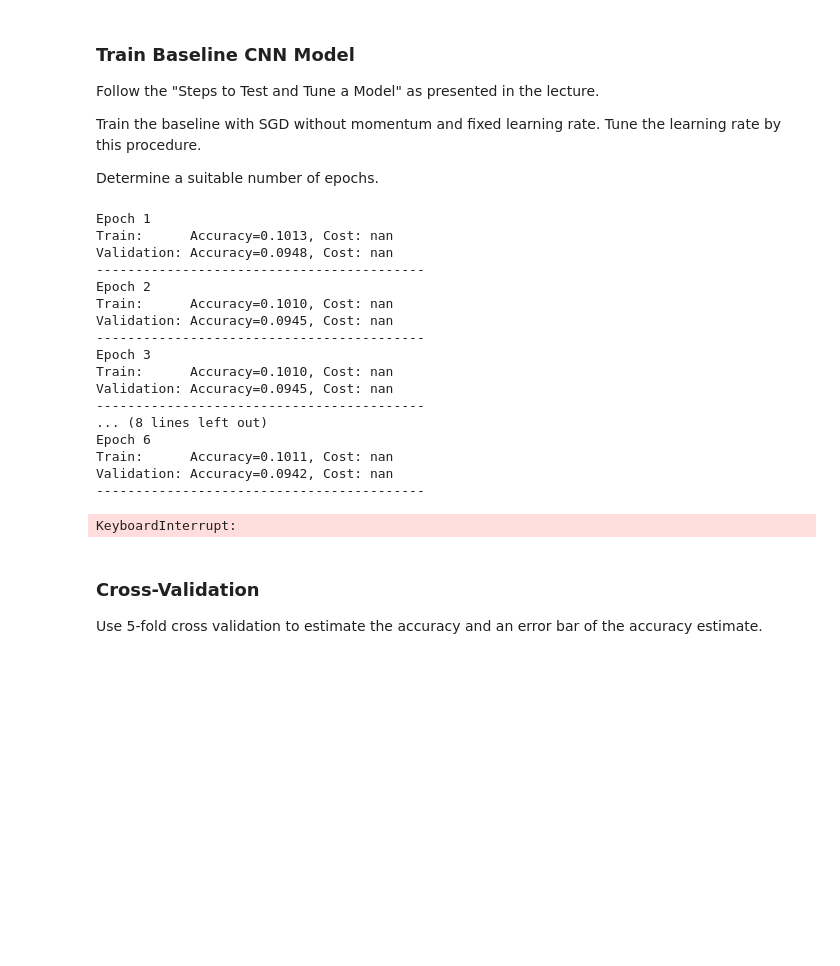
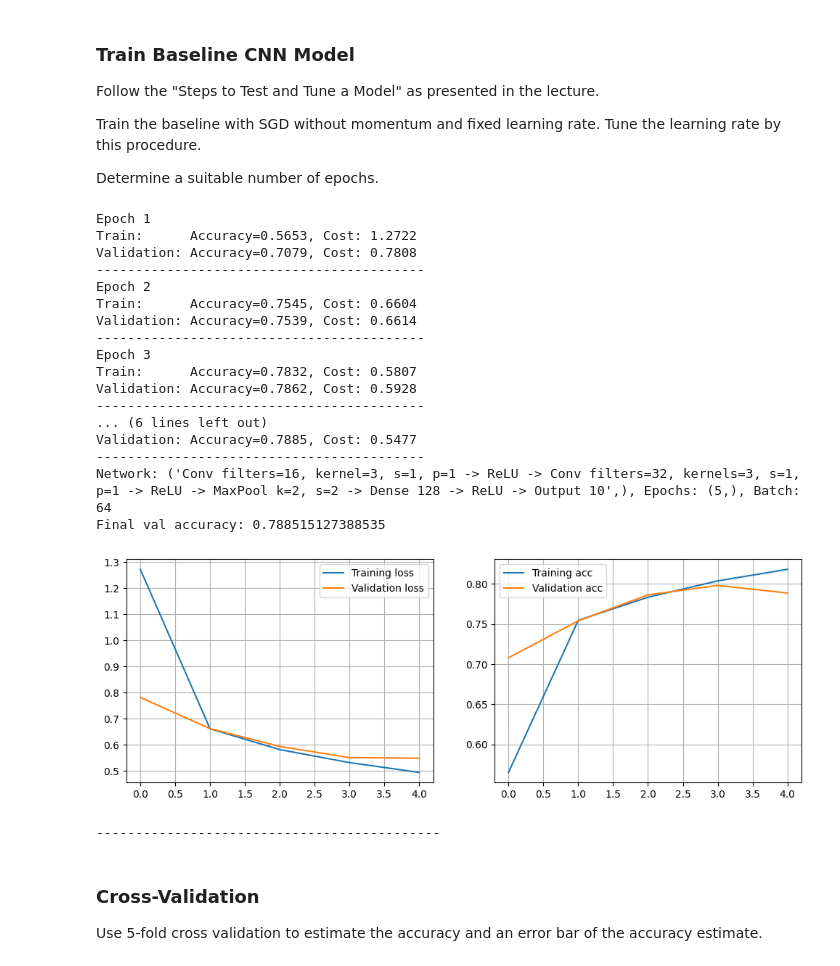
Before and after one commit to dave1b/TSM_DeLearn, a Jupyter notebook: week5/PW05_optimisers_FashionMNIST_dave_brunner_pytorch.ipynb, the cells around one changed output. Cells and saved outputs as stored; diff of their text form; code cells hidden in the pictures; blank space fills up the shorter version.

```diff
--- a/week5/PW05_optimisers_FashionMNIST_dave_brunner_pytorch.ipynb
+++ b/week5/PW05_optimisers_FashionMNIST_dave_brunner_pytorch.ipynb
@@ -9,3 +9,6 @@ import torch.nn as nn  # to load all neural net functionality
 from torchsummary import summary
 import numpy as np
 import matplotlib.pyplot as plt
+# %%
+device = torch.device("cuda" if torch.cuda.is_available() else ("mps" if torch.backends.mps.is_available() else "cpu"))
+print(f"Device is set to: {device}")
@@ -65,7 +70,7 @@ def cnn_model(num_classes=10):
             x = self.fc2(x)
             return x
 
-    return CNNModel(num_classes)
+    return CNNModel(num_classes).to(device)
 
 
 model_description = "Conv filters=16, kernel=3, s=1, p=1 -> ReLU -> Conv filters=32, kernels=3, s=1, p=1 -> ReLU -> MaxPool k=2, s=2 -> Dense 128 -> ReLU -> Output 10"
@@ -151,7 +137,7 @@ results: [Result] = []
 Implement the training / evaluation loop
 Remember training / validation cost and accuracy per epoch and return them as list.
 # %%
-def train_eval(model, optimizer, nepochs, training_loader, test_loader, scheduler=None, verbose=False):
+def train_eval(model, optimizer, nepochs, training_loader, validation_loader, scheduler=None, verbose=False):
     """
     Perform training and evaluation loop.
     :param model: Model to be trained
@@ -162,6 +148,9 @@ def train_eval(model, optimizer, nepochs, training_loader, test_loader, schedule
     :param scheduler: Scheduler used for a learning rate schedule
     :return: Lists with training and validation cost and accuracy per epoch.
     """
+    training_loader = [(data.to(device), target.to(device)) for data, target in training_loader]
+    validation_loader = [(data.to(device), target.to(device)) for data, target in validation_loader]
+
     cost_hist = []
     cost_hist_val = []
     acc_hist = []
@@ -182,15 +171,17 @@ def train_eval(model, optimizer, nepochs, training_loader, test_loader, schedule
             loss.backward()
             optimizer.step()
 
-            acc += (yhat.argmax(1) == train_y).float().mean()
+            acc += (yhat.argmax(1) == train_y).float().mean().item()
             cost += loss.item()
             batch_count += 1
+        if scheduler is not None:
+            scheduler.step()
 
         with torch.no_grad():
             for batch_idx, (val_x, val_y) in enumerate(validation_loader):
                 yhat_val = model(val_x)
                 loss_val = cost_ce(yhat_val, val_y)
-                acc_val += (yhat_val.argmax(1) == val_y).float().mean()
+                acc_val += (yhat_val.argmax(1) == val_y).float().mean().item()
                 cost_val += loss_val.item()
                 batch_count_val += 1
 
@@ -209,18 +200,3 @@ def train_eval(model, optimizer, nepochs, training_loader, test_loader, schedule
         print(f"Final Training   Accuracy={acc_hist[-1]:.4f} Cost: {cost_hist[-1]:.4f}")
 
     return cost_hist, cost_hist_val, acc_hist, acc_hist_val
-
-
-n_epochs = 2
-batch_size = 64
-lr = 0.01
-
-optimizer = torch.optim.SGD(model.parameters(), lr=lr, momentum=0)
-training_loader = DataLoader(training_data, batch_size=batch_size, shuffle=True)
-validation_loader = DataLoader(validation_data, batch_size=batch_size, shuffle=True)
-
-cost_hist, cost_hist_test, acc_hist, acc_hist_test = train_eval(model, optimizer, n_epochs, training_loader,
-                                                                validation_loader, verbose=True)
-results.append(
-    Result(model_description, n_epochs, batch_size, acc_hist, acc_hist_test, cost_hist, cost_hist_test, None))
-results[-1].plot_result()
@@ -235,38 +240,40 @@ Train the baseline with SGD without momentum and fixed learning rate. Tune the l
 
 Determine a suitable number of epochs.
 # %%
-n_epochs = 15
+n_epochs = 5
 batch_size = 64
 lr = 0.01
+model = cnn_model()
 
 optimizer = torch.optim.SGD(model.parameters(), lr=lr, momentum=0)
 training_loader = DataLoader(training_data, batch_size=batch_size, shuffle=True)
 validation_loader = DataLoader(validation_data, batch_size=batch_size, shuffle=True)
 
 cost_hist, cost_hist_test, acc_hist, acc_hist_test = train_eval(model, optimizer, n_epochs, training_loader,
                                                                 validation_loader, verbose=True)
 results.append(
     Result(model_description, n_epochs, batch_size, acc_hist, acc_hist_test, cost_hist, cost_hist_test, None))
 results[-1].plot_result()
 # %% [output]
 Epoch 1
-Train:      Accuracy=0.1013, Cost: nan
-Validation: Accuracy=0.0948, Cost: nan
+Train:      Accuracy=0.5653, Cost: 1.2722
+Validation: Accuracy=0.7079, Cost: 0.7808
 ------------------------------------------
 Epoch 2
-Train:      Accuracy=0.1010, Cost: nan
-Validation: Accuracy=0.0945, Cost: nan
+Train:      Accuracy=0.7545, Cost: 0.6604
+Validation: Accuracy=0.7539, Cost: 0.6614
 ------------------------------------------
 Epoch 3
-Train:      Accuracy=0.1010, Cost: nan
-Validation: Accuracy=0.0945, Cost: nan
+Train:      Accuracy=0.7832, Cost: 0.5807
+Validation: Accuracy=0.7862, Cost: 0.5928
 ------------------------------------------
-... (8 lines left out)
-Epoch 6
-Train:      Accuracy=0.1011, Cost: nan
-Validation: Accuracy=0.0942, Cost: nan
+... (6 lines left out)
+Validation: Accuracy=0.7885, Cost: 0.5477
 ------------------------------------------
+Network: ('Conv filters=16, kernel=3, s=1, p=1 -> ReLU -> Conv filters=32, kernels=3, s=1, p=1 -> ReLU -> MaxPool k=2, s=2 -> Dense 128 -> ReLU -> Output 10',), Epochs: (5,), Batch: 64
+Final val accuracy: 0.788515127388535
+[figure, added]
-KeyboardInterrupt:
+--------------------------------------------
 # %% [markdown]
 ### Cross-Validation
 
```
Also changed, not shown: parts of 22 cells of this notebook.
